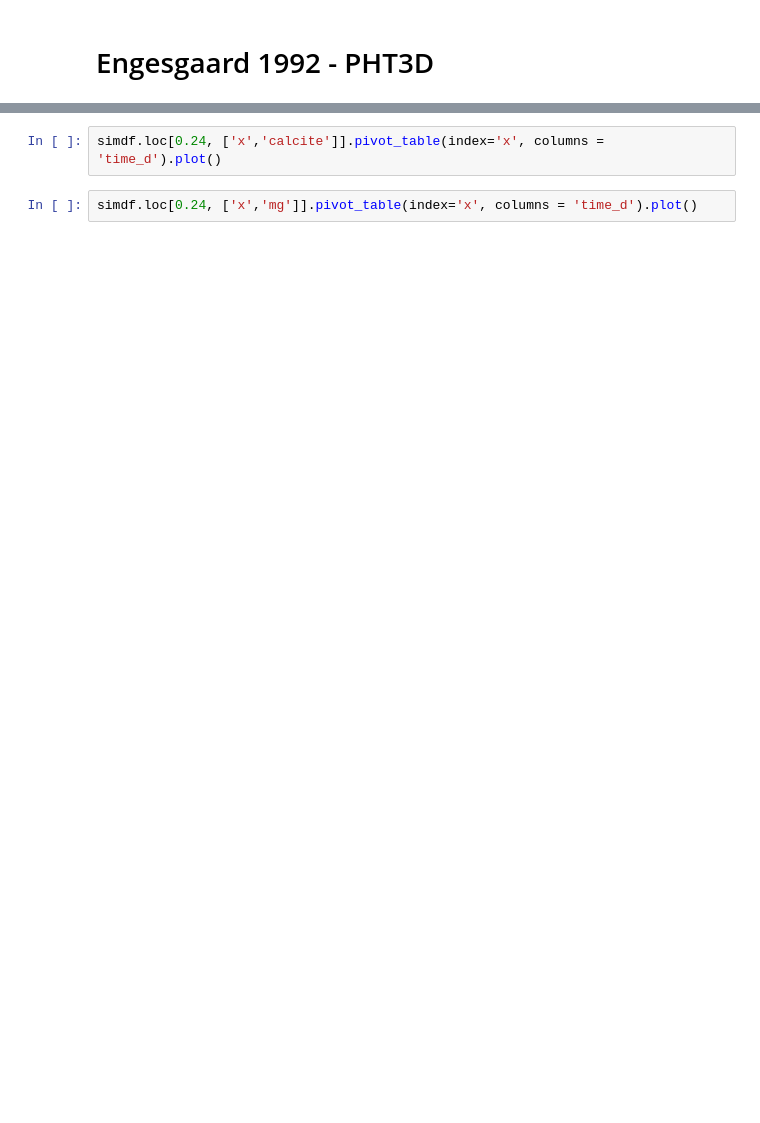
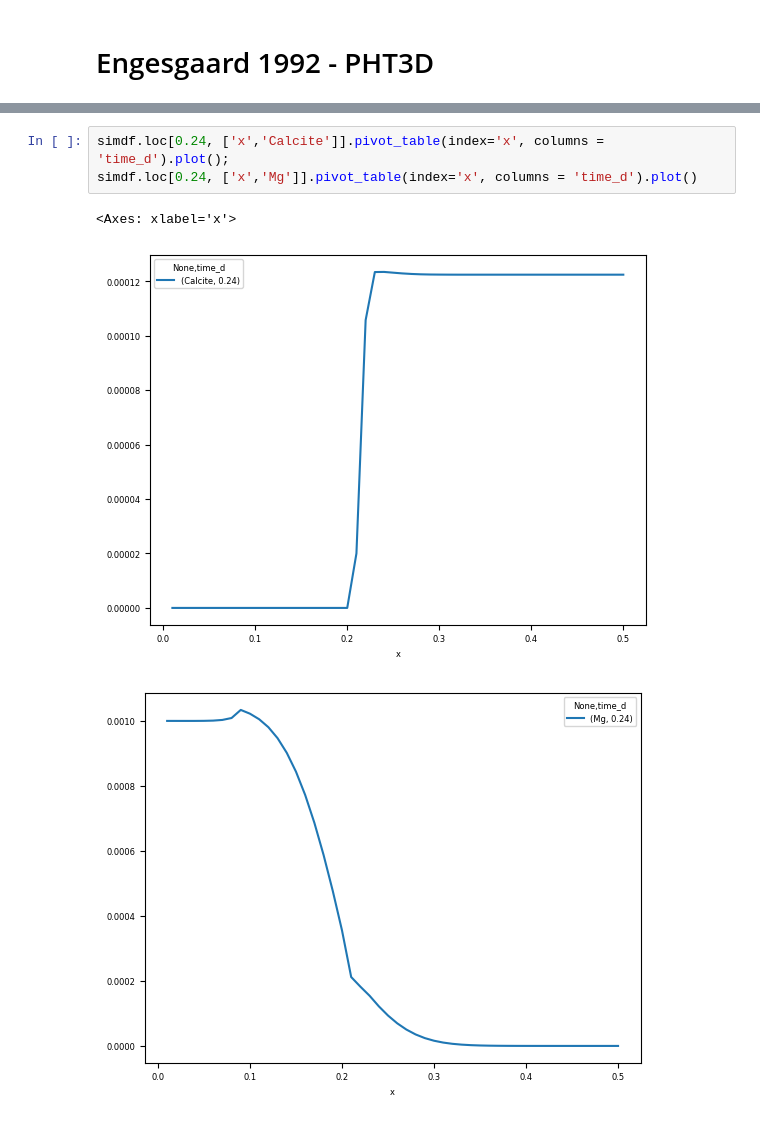
Before and after one commit to p-ortega/mf6rtm, a Jupyter notebook: testing.ipynb, the cells around one changed output, grey strips where cells are left out. Saved outputs shown, nothing was run; the diff lists cells and outputs as text; blank space fills up the shorter version.

```diff
--- a/testing.ipynb
+++ b/testing.ipynb
@@ -359,4 +547,7 @@ fig.tight_layout()
 # %%
-simdf.loc[0.24, ['x','calcite']].pivot_table(index='x', columns = 'time_d').plot()
+simdf.loc[0.24, ['x','Calcite']].pivot_table(index='x', columns = 'time_d').plot();
+simdf.loc[0.24, ['x','Mg']].pivot_table(index='x', columns = 'time_d').plot()
+# %% [output]
+<Axes: xlabel='x'>
+[figure, added]
+[figure, added]
-# %%
-simdf.loc[0.24, ['x','mg']].pivot_table(index='x', columns = 'time_d').plot()
```
Also changed, not shown: parts of 29 cells of this notebook, 6 other files.
